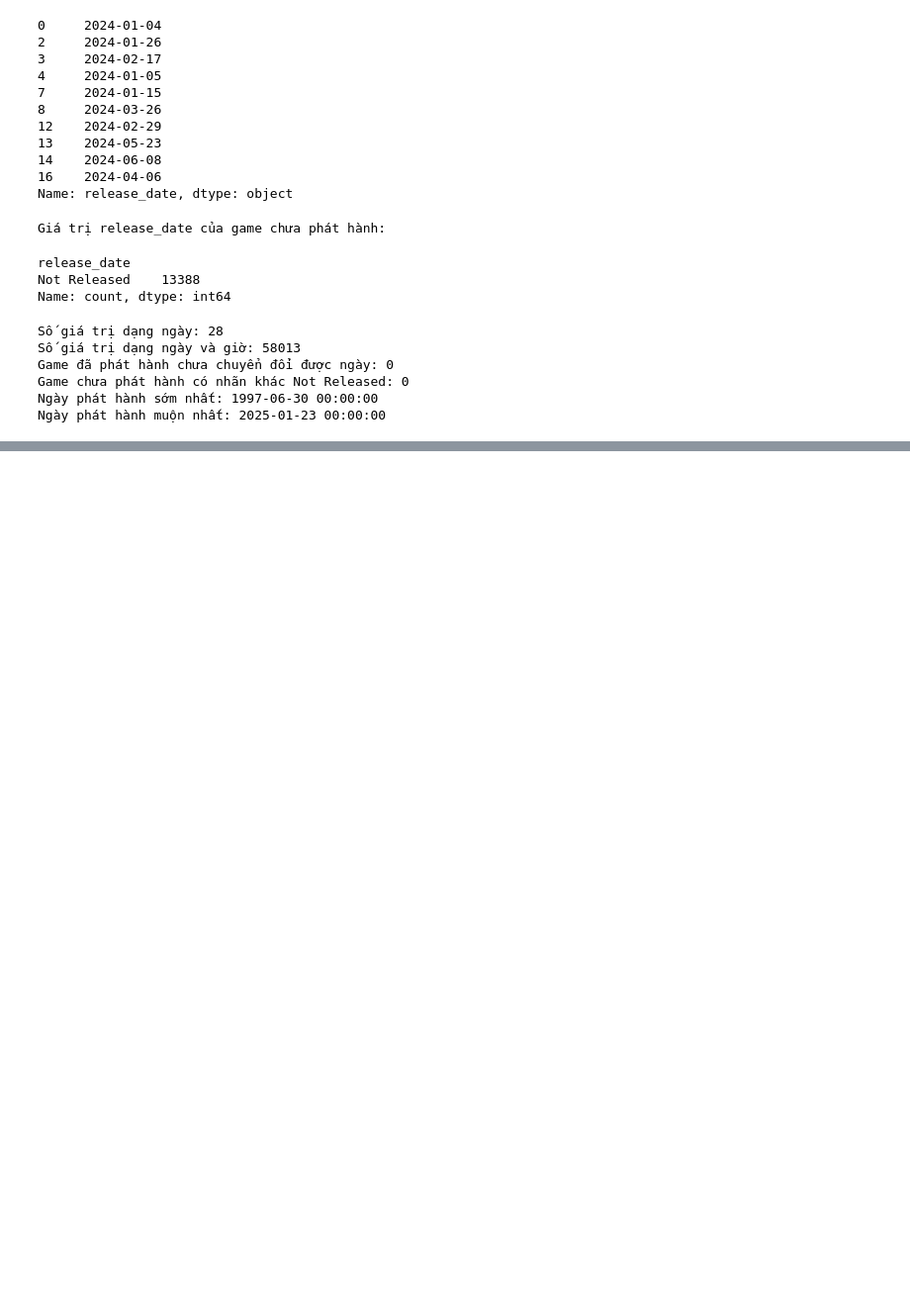
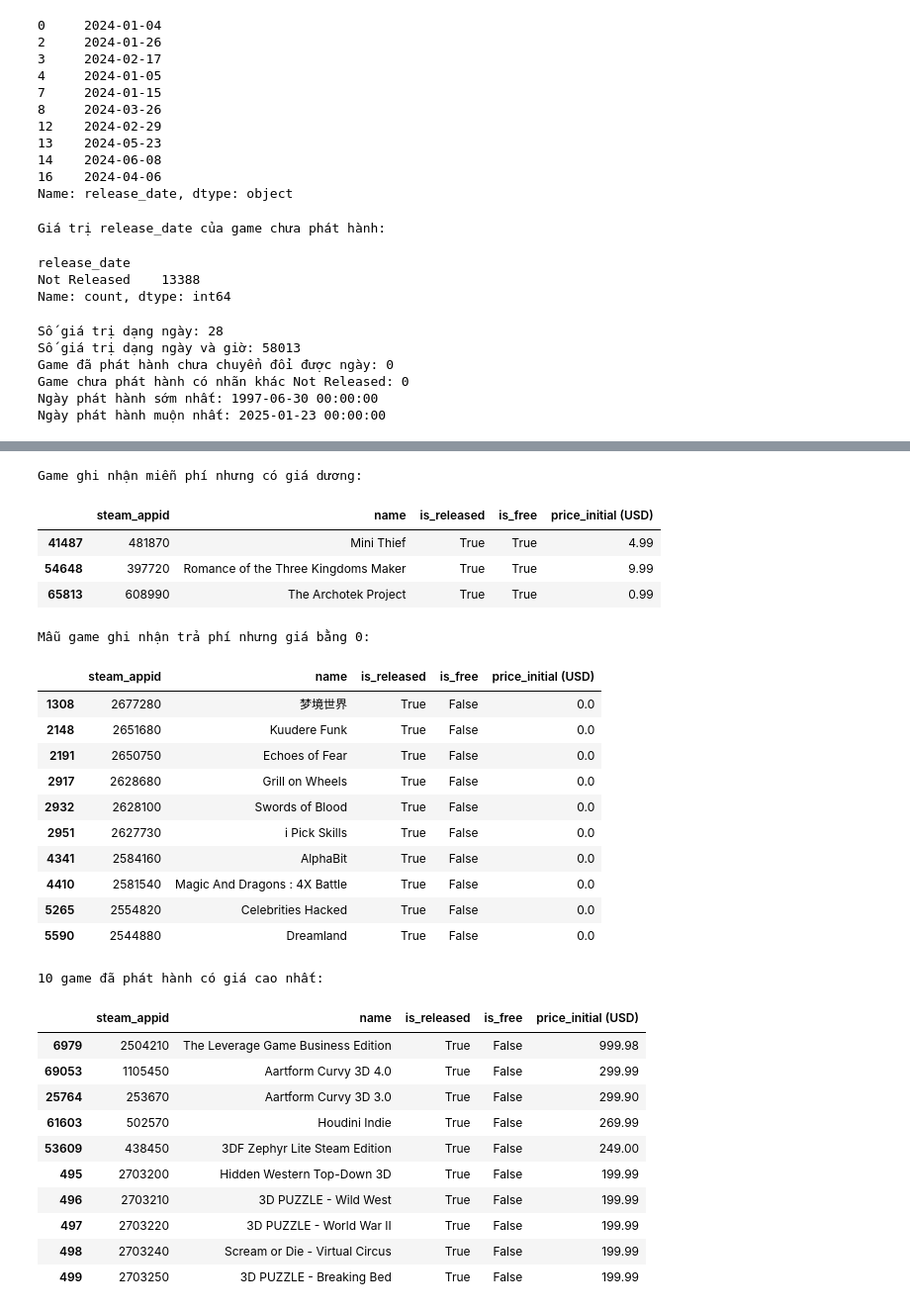
Before and after one commit to Duongvutung/Steam-Market-Intelligence-What-Makes-a-Game-Succeed-on-Steam, a Jupyter notebook: notebooks/01_cleaning.ipynb, the cells around one changed output, grey strips where cells are left out. Shown at 99% size. Saved outputs shown, nothing was run; the diff lists cells and outputs as text; code cells hidden in the pictures; blank space fills up the shorter version.

Commit message:
Kiểm tra giá và cờ miễn phí

```diff
--- a/notebooks/01_cleaning.ipynb
+++ b/notebooks/01_cleaning.ipynb
@@ -305,0 +301,57 @@ Ngày phát hành muộn nhất: 2025-01-23 00:00:00
+# %%
+price = df["price_initial (USD)"]
+released = df["is_released"]
+
+# Hai trường hợp không nhất quán trong nhóm đã phát hành.
+paid_zero = released & ~df["is_free"] & price.eq(0)
+free_positive = released & df["is_free"] & price.gt(0)
+
+columns_to_check = [
+    "steam_appid",
+    "name",
+    "is_released",
+    "is_free",
+    "price_initial (USD)"
+]
+
+print("Game đã ra mắt ghi nhận miễn phí nhưng có giá > 0:")
+display(df.loc[free_positive, columns_to_check].head(10))
+
+print("Mẫu game đã ra mắt ghi nhận trả phí nhưng giá = 0:")
+display(df.loc[paid_zero, columns_to_check].head(10))
+
+print("10 game đã phát hành có giá cao nhất:")
+display(
+    df.loc[released, columns_to_check]
+    .nlargest(10, "price_initial (USD)")
+)
+# %% [output]
+Game ghi nhận miễn phí nhưng có giá dương:
+|  | steam_appid | name | is_released | is_free | price_initial (USD) |
+| 41487 | 481870 | Mini Thief | True | True | 4.99 |
+| 54648 | 397720 | Romance of the Three Kingdoms Maker | True | True | 9.99 |
+| 65813 | 608990 | The Archotek Project | True | True | 0.99 |
+Mẫu game ghi nhận trả phí nhưng giá bằng 0:
+|  | steam_appid | name | is_released | is_free | price_initial (USD) |
+| 1308 | 2677280 | 梦境世界 | True | False | 0.0 |
+| 2148 | 2651680 | Kuudere Funk | True | False | 0.0 |
+| 2191 | 2650750 | Echoes of Fear | True | False | 0.0 |
+| 2917 | 2628680 | Grill on Wheels | True | False | 0.0 |
+| 2932 | 2628100 | Swords of Blood | True | False | 0.0 |
+| 2951 | 2627730 | i Pick Skills | True | False | 0.0 |
+| 4341 | 2584160 | AlphaBit | True | False | 0.0 |
+| 4410 | 2581540 | Magic And Dragons : 4X Battle | True | False | 0.0 |
+| 5265 | 2554820 | Celebrities Hacked | True | False | 0.0 |
+| 5590 | 2544880 | Dreamland | True | False | 0.0 |
+10 game đã phát hành có giá cao nhất:
+|  | steam_appid | name | is_released | is_free | price_initial (USD) |
+| 6979 | 2504210 | The Leverage Game Business Edition | True | False | 999.98 |
+| 69053 | 1105450 | Aartform Curvy 3D 4.0 | True | False | 299.99 |
+| 25764 | 253670 | Aartform Curvy 3D 3.0 | True | False | 299.90 |
+| 61603 | 502570 | Houdini Indie | True | False | 269.99 |
+| 53609 | 438450 | 3DF Zephyr Lite Steam Edition | True | False | 249.00 |
+| 495 | 2703200 | Hidden Western Top-Down 3D | True | False | 199.99 |
+| 496 | 2703210 | 3D PUZZLE - Wild West | True | False | 199.99 |
+| 497 | 2703220 | 3D PUZZLE - World War II | True | False | 199.99 |
+| 498 | 2703240 | Scream or Die - Virtual Circus | True | False | 199.99 |
+| 499 | 2703250 | 3D PUZZLE - Breaking Bed | True | False | 199.99 |
```
Also changed, not shown: parts of 2 cells of this notebook, 1 other file.
